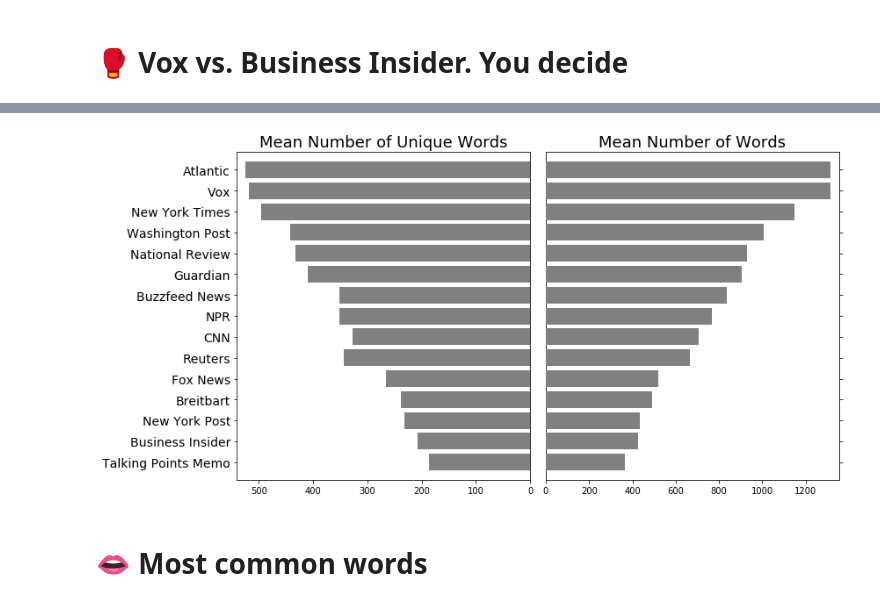
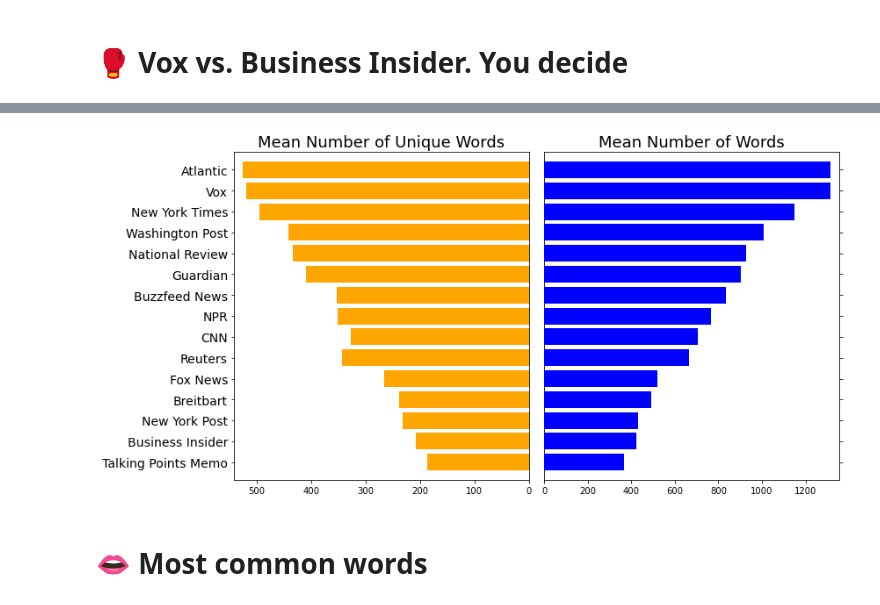
Before and after one commit to ValRCS/Digital_Discourse_ETH713_Fall_2020, a Jupyter notebook: analysis/news-outlets-climate-change.ipynb, the cells around one changed output, grey strips where cells are left out. Cells and saved outputs as stored; diff of their text form; code cells hidden in the pictures.

```diff
--- a/analysis/news-outlets-climate-change.ipynb
+++ b/analysis/news-outlets-climate-change.ipynb
@@ -92,7 +266,9 @@ sns.despine();
 # %%
 # number of unique words in each article
-articles['uniq_wds'] = articles['tokenized'].str.split().apply(lambda x: len(set(x)))
-
+start = dt.now()
+articles['uniq_wds'] = articles['tokenized'].str.split().apply(lambda x: len(set(x))) # see above cell for example
+end = dt.now()
+print(f"Spent {end-start} ms on processing")
 print(f"Average number of unique words in an article: {int(articles['uniq_wds'].mean())}")
 print(f"Maximum unique word: {int(articles['uniq_wds'].max())}, Minimum: {int(articles['uniq_wds'].min())}")
 # %% [output]
@@ -101,5 +287,5 @@ Maximum unique word: 4692, Minimum: 1
 # %%
-ax=articles['uniq_wds'].plot(kind='hist', bins=50, fontsize=14, figsize=(12,6), color="gray")
+ax=articles['uniq_wds'].plot(kind='hist', bins=50, fontsize=14, figsize=(12,6), color="green")
 ax.set_title('Unique Words Per Article\n', fontsize=20)
 ax.set_ylabel('Frequency', fontsize=18)
 ax.set_xlabel('Number of Unique Words', fontsize=18)
@@ -116,35 +348,36 @@ art_grps = articles.groupby('publication')
 
 publications = art_grps['num_wds'].aggregate(np.mean).index.tolist()
 avg_words = art_grps['num_wds'].aggregate(np.mean).values
 unique_words = art_grps['uniq_wds'].aggregate(np.mean).values
 
 # Sort by number of avg_words
 idx = avg_words.argsort()
 publications, avg_words, unique_words = [np.take(x, idx) for x in [publications, avg_words, unique_words]]
 
 y = np.arange(unique_words.size)
 
 fig, axes = plt.subplots(ncols=2, sharey=True, figsize=(12,6))
-axes[0].barh(y, unique_words, align='center', color='gray', zorder=10)
+axes[0].barh(y, unique_words, align='center', color='orange', zorder=10)
 axes[0].set_title('Mean Number of Unique Words', fontsize=18)
-axes[1].barh(y, avg_words, align='center', color='gray', zorder=10)
+axes[1].barh(y, avg_words, align='center', color='blue', zorder=10)
 axes[1].set_title('Mean Number of Words', fontsize=18)
 
 axes[0].invert_xaxis()
 axes[0].set_yticks(y)
 axes[0].set_yticklabels(publications, fontsize=14)
 axes[0].yaxis.tick_left()
 
 axes[1].yaxis.tick_right()
 
 for ax in axes.flat:
     ax.margins(0.03)
     ax.grid(False)
 
 fig.tight_layout()
 fig.subplots_adjust(wspace=0)
+plt.savefig("publications_word_use.png")
 plt.tight_layout();
 # %% [output]
-[figure, old version]
+[figure, new version]
 # %% [markdown]
 # 👄 Most common words
```
Also changed, not shown: parts of 51 cells of this notebook, 1 other file.
